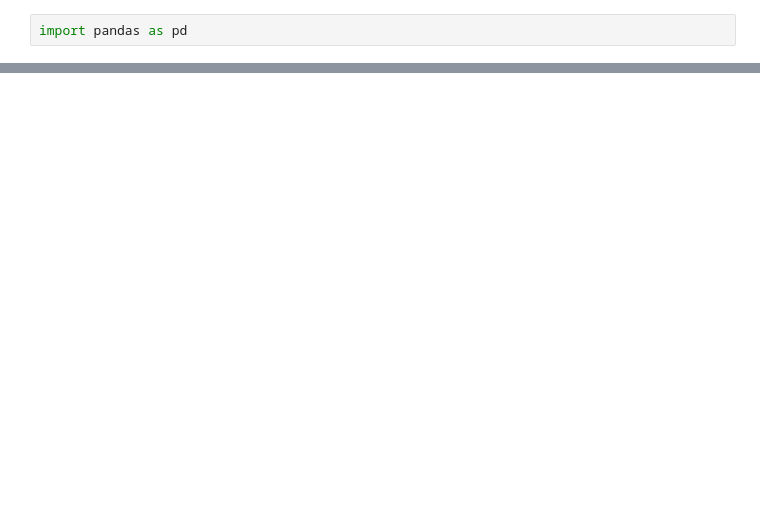
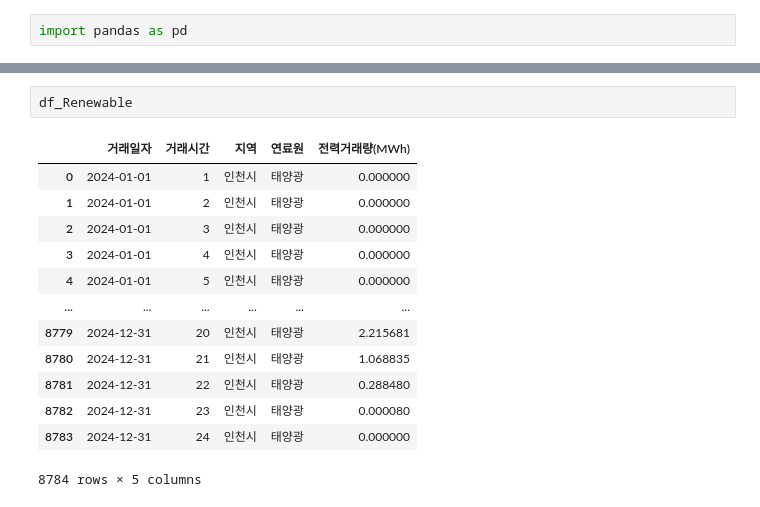
Before and after one commit to ccw23a/Wind_Renewable_Energy_Map, a Jupyter notebook: Python_Code/CSV_Dataset_Analysis_Selected.ipynb, the cells around one changed output, grey strips where cells are left out. Drawn from its saved outputs; the diff is of its cells as text; blank space fills up the shorter version.

```diff
--- a/Python_Code/CSV_Dataset_Analysis_Selected.ipynb
+++ b/Python_Code/CSV_Dataset_Analysis_Selected.ipynb
@@ -114,0 +6,16 @@ print(f"저장 완료: {out_path}")
+# %%
+df_Renewable
+# %% [output]
+|  | 거래일자 | 거래시간 | 지역 | 연료원 | 전력거래량(MWh) |
+| 0 | 2024-01-01 | 1 | 인천시 | 태양광 | 0.000000 |
+| 1 | 2024-01-01 | 2 | 인천시 | 태양광 | 0.000000 |
+| 2 | 2024-01-01 | 3 | 인천시 | 태양광 | 0.000000 |
+| 3 | 2024-01-01 | 4 | 인천시 | 태양광 | 0.000000 |
+| 4 | 2024-01-01 | 5 | 인천시 | 태양광 | 0.000000 |
+| ... | ... | ... | ... | ... | ... |
+| 8779 | 2024-12-31 | 20 | 인천시 | 태양광 | 2.215681 |
+| 8780 | 2024-12-31 | 21 | 인천시 | 태양광 | 1.068835 |
+| 8781 | 2024-12-31 | 22 | 인천시 | 태양광 | 0.288480 |
+| 8782 | 2024-12-31 | 23 | 인천시 | 태양광 | 0.000080 |
+| 8783 | 2024-12-31 | 24 | 인천시 | 태양광 | 0.000000 |
+8784 rows × 5 columns
```
Also changed, not shown: parts of 4 cells of this notebook.
